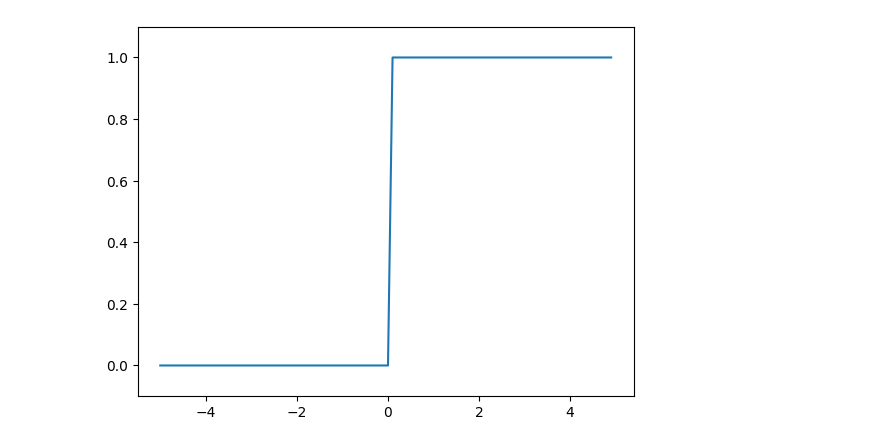
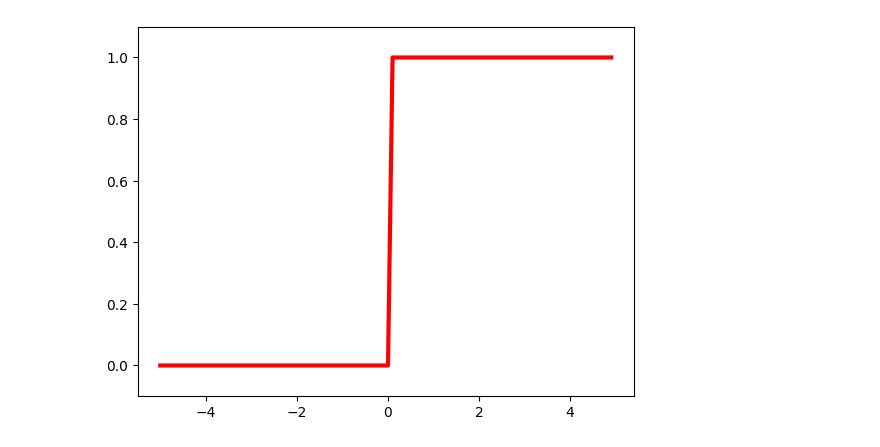
Before and after one commit to sxq12320/DeepLearningForPycharm, a Jupyter notebook: 2_深度学习入门/1_神经网络.ipynb, the cells around one changed output. Cells and saved outputs as stored; diff of their text form; code cells hidden in the pictures.

```diff
--- a/2_深度学习入门/1_神经网络.ipynb
+++ b/2_深度学习入门/1_神经网络.ipynb
@@ -4,12 +4,12 @@ import matplotlib.pyplot as plt
 # %%
 # 绘制阶越函数
 def step_function(x):
     res=x>0
     return np.array(x>0 , dtype=np.uint32)
 x = np.arange(-5.0 , 5.0, 0.1)
 y = step_function(x)
-plt.plot(x , y)
+plt.plot(x , y , 'red' , linewidth = 3)
 plt.ylim(-0.1 , 1.1)
 plt.show()
 # %% [output]
-[figure, old version]
+[figure, new version]
```
Also changed, not shown: parts of 10 cells of this notebook, 8 other files.
